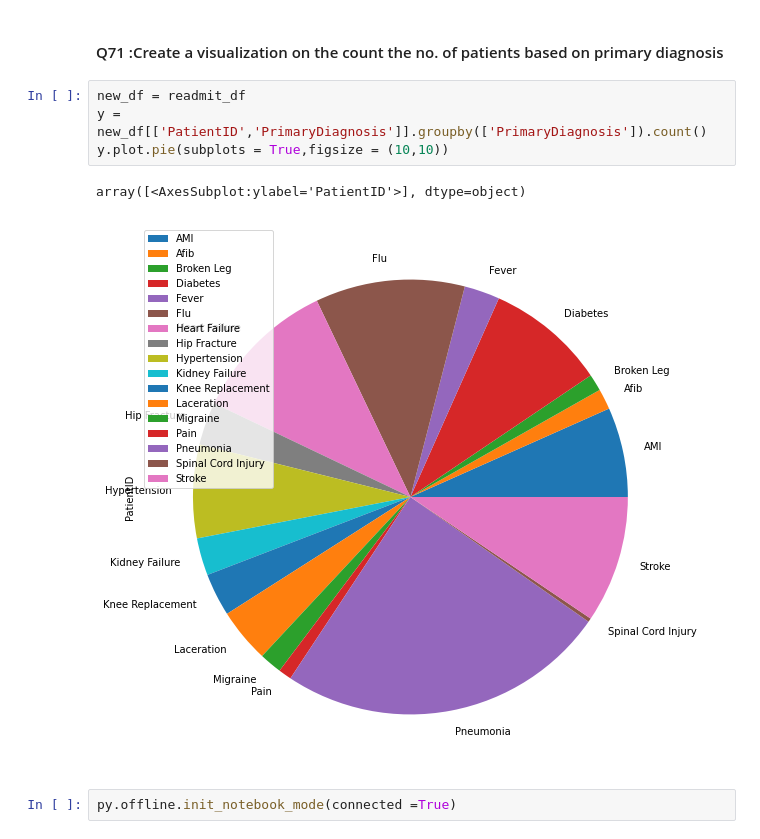
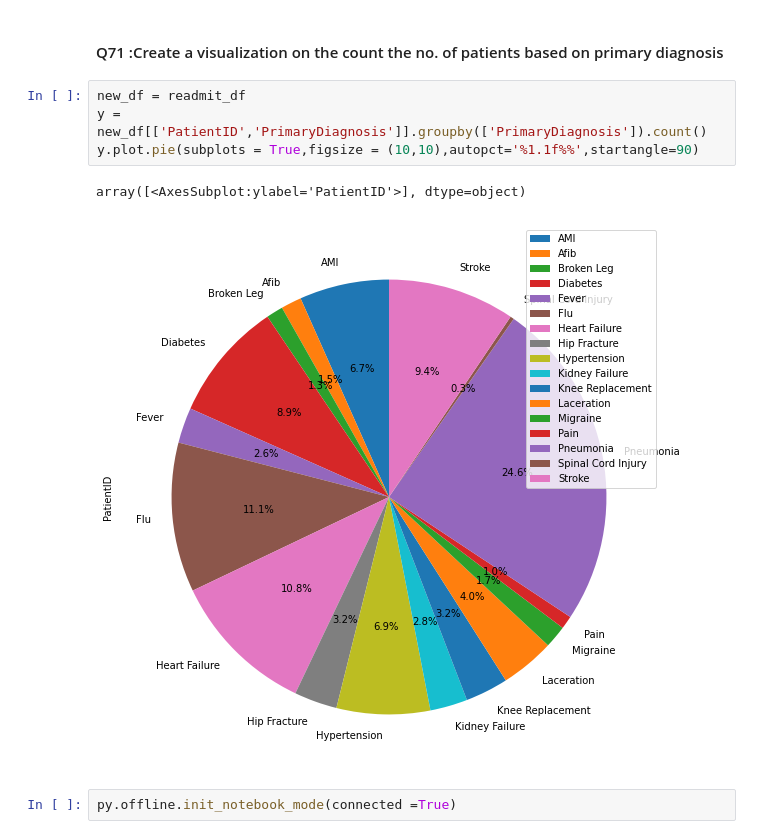
Before and after one commit to python-rangers/nnhackathon, a Jupyter notebook: Hackathon_solutions.ipynb, the cells around one changed output. Saved outputs shown, nothing was run; the diff lists cells and outputs as text.

```diff
--- a/Hackathon_solutions.ipynb
+++ b/Hackathon_solutions.ipynb
@@ -1045,10 +1298,10 @@ sn.displot(readmit_df['ExpectedMortality'])
 # %%
 new_df = readmit_df
 y = new_df[['PatientID','PrimaryDiagnosis']].groupby(['PrimaryDiagnosis']).count()
-y.plot.pie(subplots = True,figsize = (10,10))
+y.plot.pie(subplots = True,figsize = (10,10),autopct='%1.1f%%',startangle=90)
 # %% [output]
 array([<AxesSubplot:ylabel='PatientID'>], dtype=object)
-[figure, old version]
+[figure, new version]
 # %%
 py.offline.init_notebook_mode(connected =True)
 # %%
```
Also changed, not shown: parts of 95 cells of this notebook.
